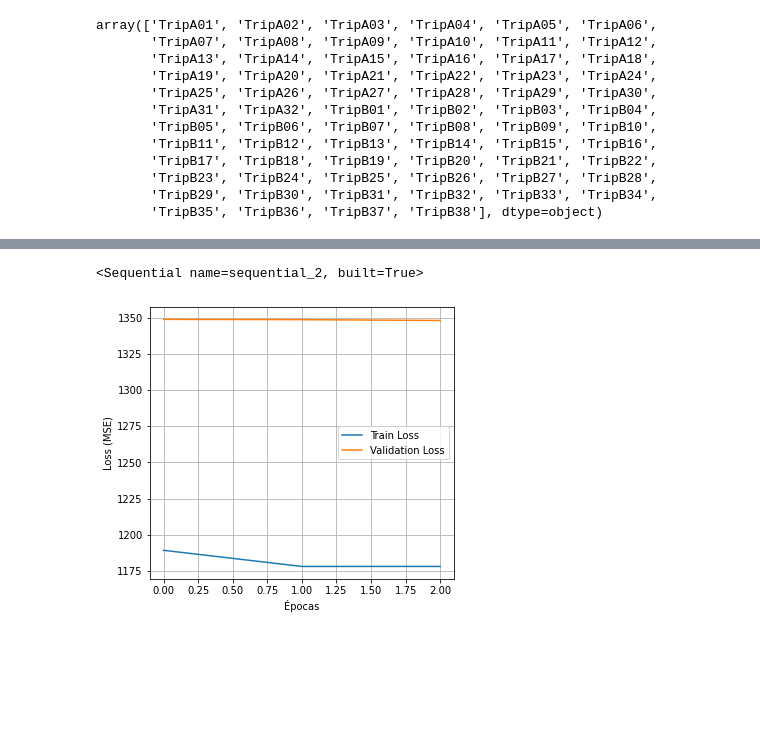
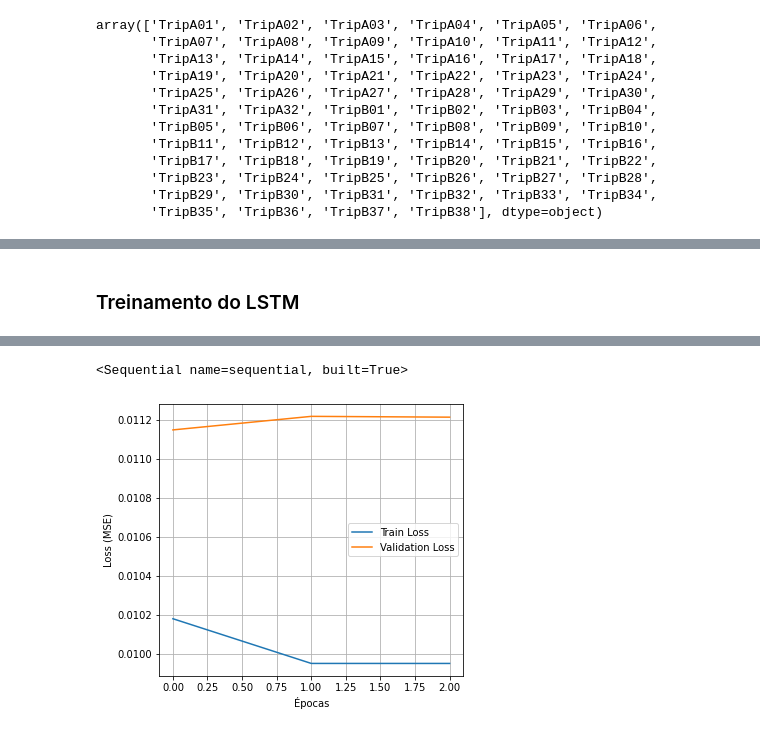
Before and after one commit to INXE-Lainf-Labs/EletricVehicleConsumptionEstimators, a Jupyter notebook: Conect2AI/NepochsLSTM.ipynb, the cells around one changed output, grey strips where cells are left out. Cells and saved outputs as stored; diff of their text form; code cells hidden in the pictures; blank space fills up the shorter version.

Commit message:
Adicionando a avaliação ao N epochs LSTM

```diff
--- a/Conect2AI/NepochsLSTM.ipynb
+++ b/Conect2AI/NepochsLSTM.ipynb
@@ -233,0 +238,4 @@ X_scaled
+# %%
+scaled_dataset = X_scaled
+scaled_dataset['Motor Torque [Nm]'] = y_scaled
+scaled_dataset.head()
@@ -233,0 +250,17 @@ X_scaled
+# %%
+def time_series_train_test_split(dataset, train_size=0.8):
+    X_trains, X_tests, y_trains, y_tests = [], [], [], []
+
+    for trip in dataset['Trip'].unique():
+        data_slice = dataset[dataset['Trip'] == trip]
+        size = int(len(data_slice) * train_size)
+
+        X_trains.append(data_slice.iloc[:size, :-1])
+        X_tests.append(data_slice.iloc[size:, :-1])
+
+        y_trains.append(data_slice.iloc[:size, -1])
+        y_tests.append(data_slice.iloc[size:, -1])
+
+    return pd.concat(X_trains), pd.concat(X_tests), pd.concat(y_trains), pd.concat(y_tests)
+
+X_train, X_test, y_train, y_test = time_series_train_test_split(scaled_dataset)
@@ -246,5 +289,5 @@ def create_seq(X, y, window_size=10):
     return np.array(X_seq), np.array(y_seq)
 
 
-X_seq, y_seq = create_seq(X_scaled, y, window_size=10)
-X_seq, y_seq
+X_train_seq, y_train_seq = create_seq(X_train, y_train.values, window_size=10)
+X_test_seq, y_test_seq = create_seq(X_test, y_test.values, window_size=10)
@@ -272,5 +299,9 @@ y_seq.tofile('./y_seq.dat')
 # %%
-X_seq = np.fromfile('./X_seq.dat')
-y_seq = np.fromfile('./y_seq.dat')
+X_train_seq = np.fromfile('./X_train_seq.dat')
+y_train_seq = np.fromfile('./y_train_seq.dat')
+X_test_seq = np.fromfile('./X_test_seq.dat')
+y_test_seq = np.fromfile('./y_test_seq.dat')
+# %% [markdown]
+### Treinamento do LSTM
 # %%
 def LSTM_model(X_seq, y_seq, window_size=10, train_size=0.8, epochs=10):
@@ -309,7 +340,7 @@ def LSTM_model(X_seq, y_seq, window_size=10, train_size=0.8, epochs=10):
 
     return model
 # %%
-model = LSTM_model(X_seq, y_seq, window_size=10, train_size=0.8, epochs=3)
+model = LSTM_model(X_train_seq, y_train_seq, window_size=10, train_size=0.8, epochs=3)
 model
 # %% [output]
 Epoch 1/3
@@ -323,2 +354,2 @@ MAE: 23.72699928, Loss: 1348.02697754
-<Sequential name=sequential_2, built=True>
+<Sequential name=sequential, built=True>
-[figure, old version]
+[figure, new version]
```
Also changed, not shown: parts of 15 cells of this notebook, 1 other file.
